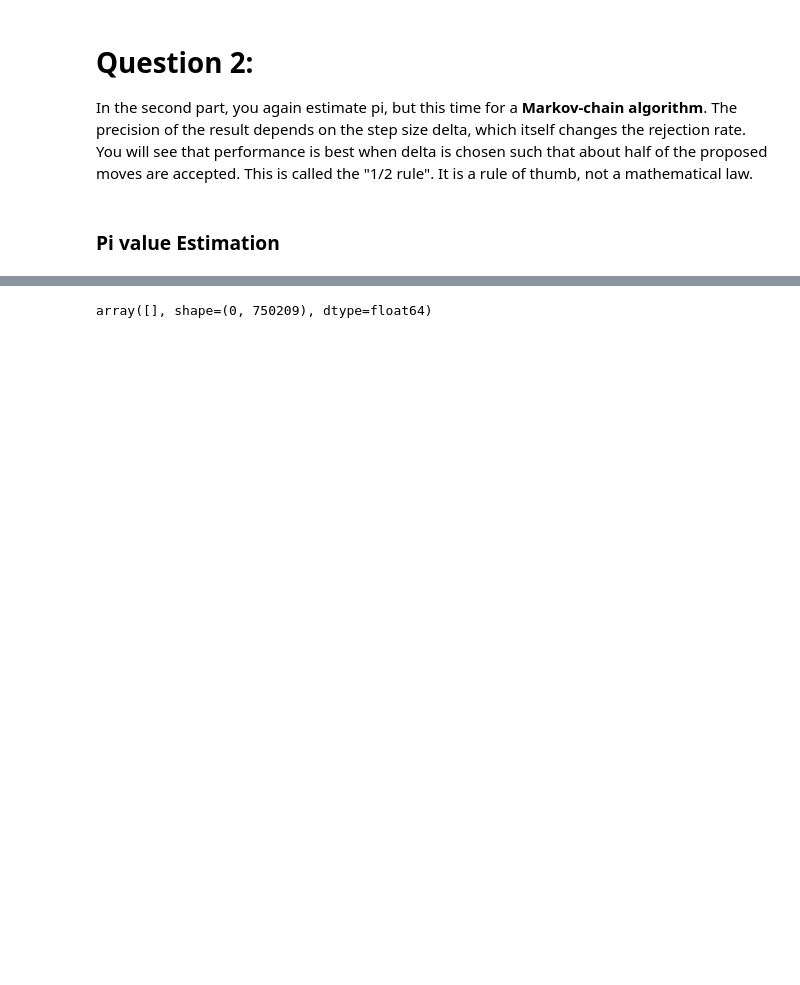
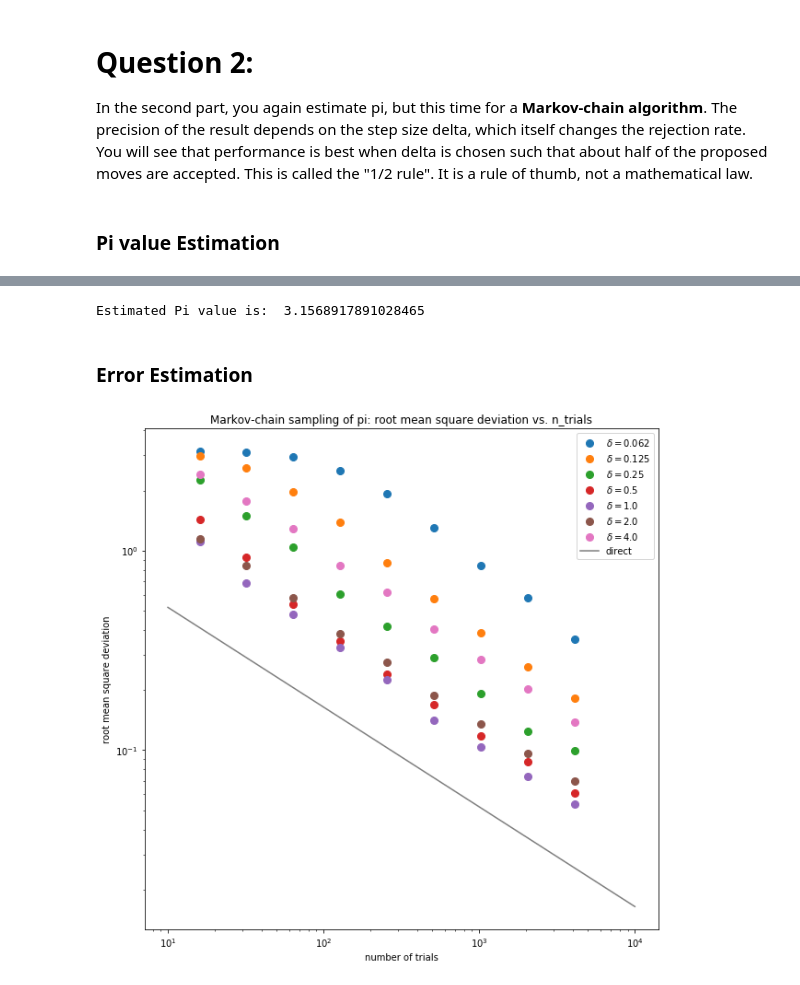
Before and after one commit to itsayushthada/Statistical-Mechanics, a Jupyter notebook: Week01/Assignment .ipynb, the cells around one changed output, grey strips where cells are left out. Cells and saved outputs as stored; diff of their text form; code cells hidden in the pictures; blank space fills up the shorter version.

Commit message:
Markov Chain Sampling Question Added

```diff
--- a/Week01/Assignment .ipynb
+++ b/Week01/Assignment .ipynb
@@ -113,4 +105,8 @@ IndexError: too many indices for array
-# %%
-points_circle
-# %% [output]
-array([], shape=(0, 750209), dtype=float64)
+# %%
+pi_value = 4 * len(points_circle) / len(points_square)
+
+print("Estimated Pi value is: ", pi_value)
+# %% [output]
+Estimated Pi value is:  3.1568917891028465
+# %% [markdown]
+### Error Estimation
@@ -116,0 +115,38 @@ array([], shape=(0, 750209), dtype=float64)
+# %%
+def markov_pi(N, delta):
+    x, y = 1.0, 1.0
+    n_hits = 0
+    for i in range(N):
+        del_x, del_y = random.uniform(-delta, delta), random.uniform(-delta, delta)
+        if abs(x + del_x) < 1.0 and abs(y + del_y) < 1.0:
+            x, y = x + del_x, y + del_y
+        if x**2 + y**2 < 1.0: n_hits += 1
+    return n_hits
+# %%
+n_runs = 500
+
+for delta in [0.062, 0.125, 0.25, 0.5, 1.0, 2.0, 4.0]:
+    n_trials_list = []
+    sigmas = []
+    for poweroftwo in range(4, 13):
+        n_trials = 2 ** poweroftwo
+        sigma = 0.0
+        for run in range(n_runs):
+            n_hits = markov_pi(n_trials, delta)
+            pi_est = 4.0 * n_hits / float(n_trials)
+            sigma += (pi_est - math.pi) ** 2
+        sigmas.append(math.sqrt(sigma/(n_runs)))
+        n_trials_list.append(n_trials)
+    pylab.plot(n_trials_list, sigmas, 'o', ms = 8, label = '$\delta = $' + str(delta))
+
+pylab.xscale('log')
+pylab.yscale('log')
+pylab.xlabel('number of trials')
+pylab.ylabel('root mean square deviation')
+pylab.plot([10,10000],[1.642 / math.sqrt(10.0), 1.642 / math.sqrt(10000.0)], label = 'direct')
+pylab.title('Markov-chain sampling of pi: root mean square deviation vs. n_trials')
+pylab.legend(loc='upper right')
+pylab.savefig('markov_sampling_rms_deviation.png')
+pylab.show()
+# %% [output]
+[figure, added]
```
Also changed, not shown: parts of 11 cells of this notebook.
